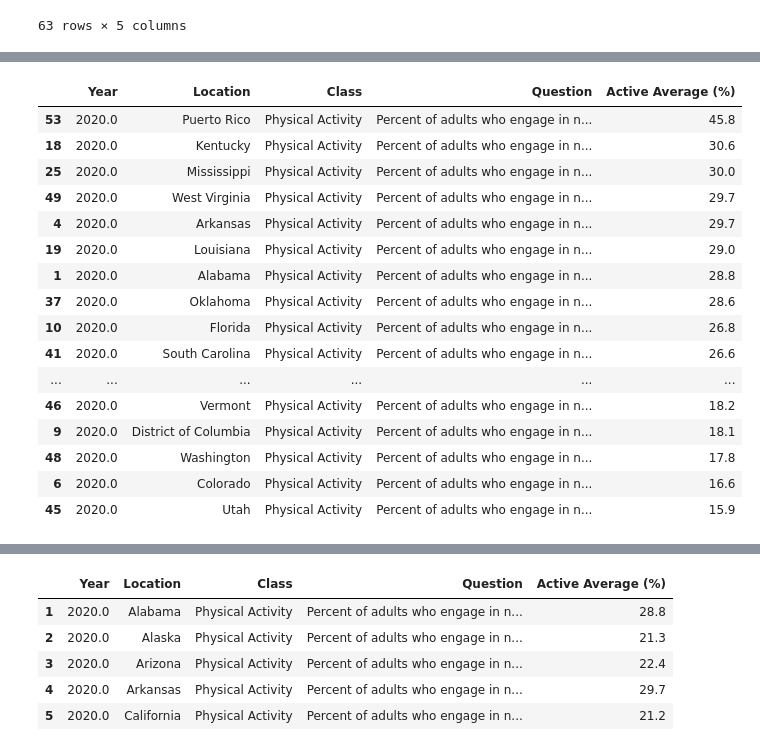
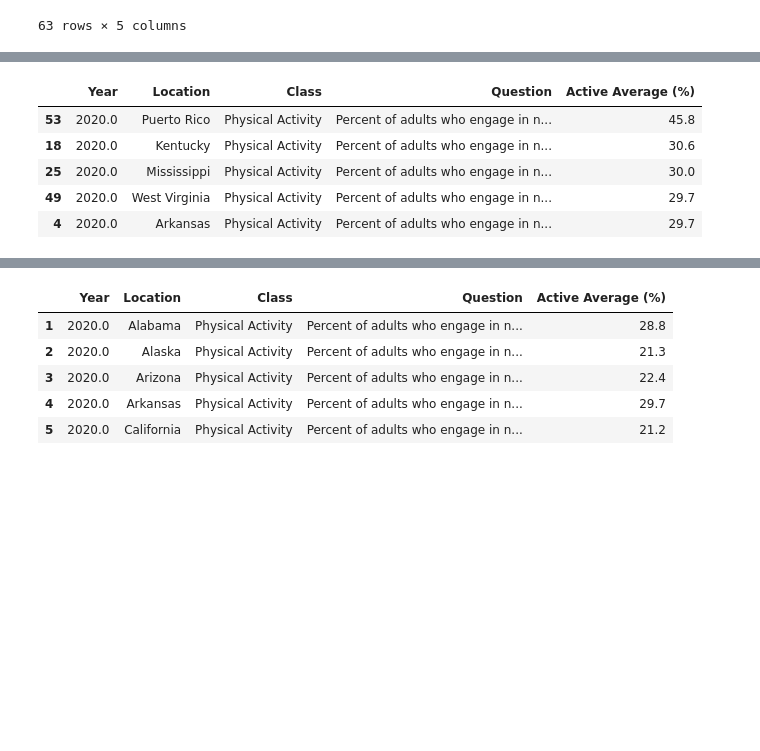
Before and after one commit to latoyawenzinger/Project_1_Healthcare, a Jupyter notebook: Obesity in Locations.ipynb, the cells around one changed output, grey strips where cells are left out. Cells and saved outputs as stored; diff of their text form; code cells hidden in the pictures; blank space fills up the shorter version.

```diff
--- a/Obesity in Locations.ipynb
+++ b/Obesity in Locations.ipynb
@@ -137,27 +104,16 @@ activity_final_df
 # %%
 # sort obesity for Lowest to hightest
 # The best location
 
 best = activity_final_df.sort_values("Active Average (%)", ascending =False)
-best
+best.head()
 # %% [output]
 |  | Year | Location | Class | Question | Active Average (%) |
 | 53 | 2020.0 | Puerto Rico | Physical Activity | Percent of adults who engage in n... | 45.8 |
 | 18 | 2020.0 | Kentucky | Physical Activity | Percent of adults who engage in n... | 30.6 |
 | 25 | 2020.0 | Mississippi | Physical Activity | Percent of adults who engage in n... | 30.0 |
 | 49 | 2020.0 | West Virginia | Physical Activity | Percent of adults who engage in n... | 29.7 |
 | 4 | 2020.0 | Arkansas | Physical Activity | Percent of adults who engage in n... | 29.7 |
-| 19 | 2020.0 | Louisiana | Physical Activity | Percent of adults who engage in n... | 29.0 |
-| 1 | 2020.0 | Alabama | Physical Activity | Percent of adults who engage in n... | 28.8 |
-| 37 | 2020.0 | Oklahoma | Physical Activity | Percent of adults who engage in n... | 28.6 |
-| 10 | 2020.0 | Florida | Physical Activity | Percent of adults who engage in n... | 26.8 |
-| 41 | 2020.0 | South Carolina | Physical Activity | Percent of adults who engage in n... | 26.6 |
-| ... | ... | ... | ... | ... | ... |
-| 46 | 2020.0 | Vermont | Physical Activity | Percent of adults who engage in n... | 18.2 |
-| 9 | 2020.0 | District of Columbia | Physical Activity | Percent of adults who engage in n... | 18.1 |
-| 48 | 2020.0 | Washington | Physical Activity | Percent of adults who engage in n... | 17.8 |
-| 6 | 2020.0 | Colorado | Physical Activity | Percent of adults who engage in n... | 16.6 |
-| 45 | 2020.0 | Utah | Physical Activity | Percent of adults who engage in n... | 15.9 |
 # %%
 # sort obesity for Lowest to hightest
 # The worst location
```
Also changed, not shown: parts of 10 cells of this notebook, 2 other files.
